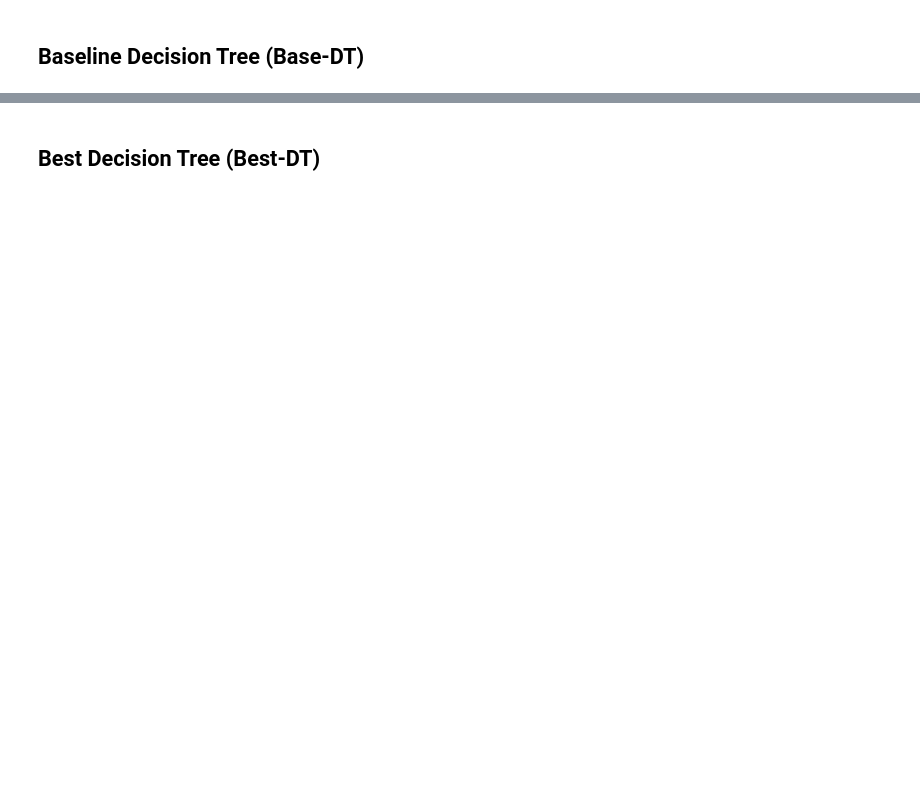
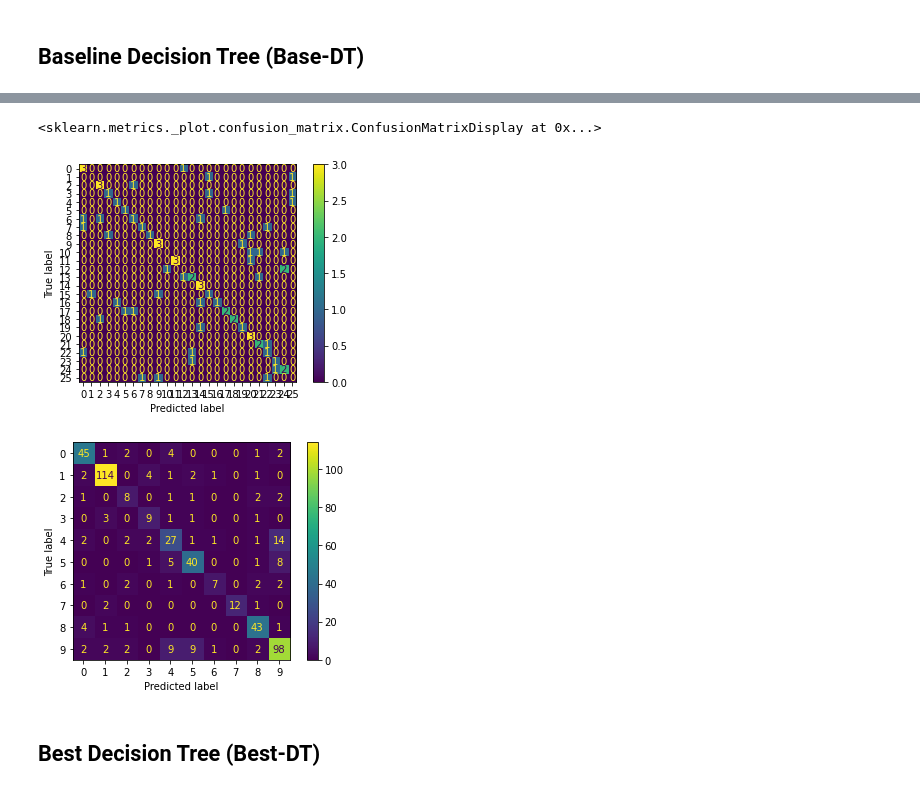
Before and after one commit to bernzclav/472-ML-Experiments, a Jupyter notebook: COMP472_A1.ipynb, the cells around one changed output, grey strips where cells are left out. Saved outputs shown, nothing was run; the diff lists cells and outputs as text; code cells hidden in the pictures; blank space fills up the shorter version.

```diff
--- a/COMP472_A1.ipynb
+++ b/COMP472_A1.ipynb
@@ -173,2 +210,73 @@ metrics.plot_confusion_matrix(modelBDT2, df2TestWithLabel.iloc[:,:-1], df2TestWi
+# %%
+from sklearn.tree import DecisionTreeClassifier
+
+# Create the models
+dt_1 = DecisionTreeClassifier(criterion='entropy')
+dt_2 = DecisionTreeClassifier(criterion='entropy')
+
+# Train the models
+dt_1 = dt_1.fit(features_1, labels_1)
+dt_2 = dt_2.fit(features_2, labels_2)
+
+# Run the test data through the models
+dt_prediction_1 = dt_1.predict(features_test_1)
+dt_prediction_2 = dt_2.predict(features_test_2)
+
+# Compute the evaluation metrics
+dt_confusion_matrix_1 = metrics.confusion_matrix(labels_test_1, dt_prediction_1)
+dt_confusion_matrix_2 = metrics.confusion_matrix(labels_test_2, dt_prediction_2)
+
+dt_prec_1 = metrics.precision_score(labels_test_1, dt_prediction_1, average=None, zero_division=0)
+dt_prec_2 = metrics.precision_score(labels_test_2, dt_prediction_2, average=None, zero_division=0)
+
+dt_recall_1 = metrics.recall_score(labels_test_1, dt_prediction_1, average=None)
+dt_recall_2 = metrics.recall_score(labels_test_2, dt_prediction_2, average=None)
+
+dt_f1_1 = metrics.f1_score(labels_test_1, dt_prediction_1, average=None)
+dt_f1_2 = metrics.f1_score(labels_test_2, dt_prediction_2, average=None)
+
+dt_acc_1 = metrics.accuracy_score(labels_test_1, dt_prediction_1)
+dt_acc_2 = metrics.accuracy_score(labels_test_2, dt_prediction_2)
+
+dt_f1_macro_1 = metrics.f1_score(labels_test_1, dt_prediction_1, average='macro')
+dt_f1_macro_2 = metrics.f1_score(labels_test_2, dt_prediction_2, average='macro')
+
+dt_f1_weighted_1 = metrics.f1_score(labels_test_1, dt_prediction_1, average='weighted')
+dt_f1_weighted_2 = metrics.f1_score(labels_test_2, dt_prediction_2, average='weighted')
+
+
+# Write predictions to the output files
+df_dt_prediction_1 = pd.DataFrame(dt_prediction_1)
+df_dt_prediction_1.to_csv(dt_out_1, header=None)
+
+df_dt_prediction_2 = pd.DataFrame(dt_prediction_2)
+df_dt_prediction_2.to_csv(dt_out_2, header=None)
+
+# Write the metrics results to the output files
+write_class(dt_out_1, alphabet='latin')
+write_metric(dt_out_1, 'precision', dt_prec_1)
+write_metric(dt_out_1, 'recall', dt_recall_1)
+write_metric(dt_out_1, 'f1-score', dt_f1_1)
+write_metric(dt_out_1, 'accuracy', dt_acc_1, iterable=False)
+write_metric(dt_out_1, 'f1 macro', dt_f1_macro_1, iterable=False)
+write_metric(dt_out_1, 'f1 weighted average', dt_f1_weighted_1, iterable=False)
+write_confusion_matrix(dt_out_1, dt_confusion_matrix_1)
+
+write_class(dt_out_2, alphabet='greek')
+write_metric(dt_out_2, 'precision', dt_prec_2)
+write_metric(dt_out_2, 'recall', dt_recall_2)
+write_metric(dt_out_2, 'f1-score', dt_f1_2)
+write_metric(dt_out_2, 'accuracy', dt_acc_2, iterable=False)
+write_metric(dt_out_2, 'f1 macro', dt_f1_macro_2, iterable=False)
+write_metric(dt_out_2, 'f1 weighted average', dt_f1_weighted_2, iterable=False)
+write_confusion_matrix(dt_out_2, dt_confusion_matrix_2)
+
+# Display the confusion matrices in this notebook
+metrics.plot_confusion_matrix(dt_1, features_test_1, labels_test_1)
+metrics.plot_confusion_matrix(dt_2, features_test_2, labels_test_2)
+# %% [output]
+<sklearn.metrics._plot.confusion_matrix.ConfusionMatrixDisplay at 0x...>
+[figure, added]
+[figure, added]
 # %% [markdown]
 ## Best Decision Tree (Best-DT)
```
Also changed, not shown: parts of 31 cells of this notebook, 21 other files.
